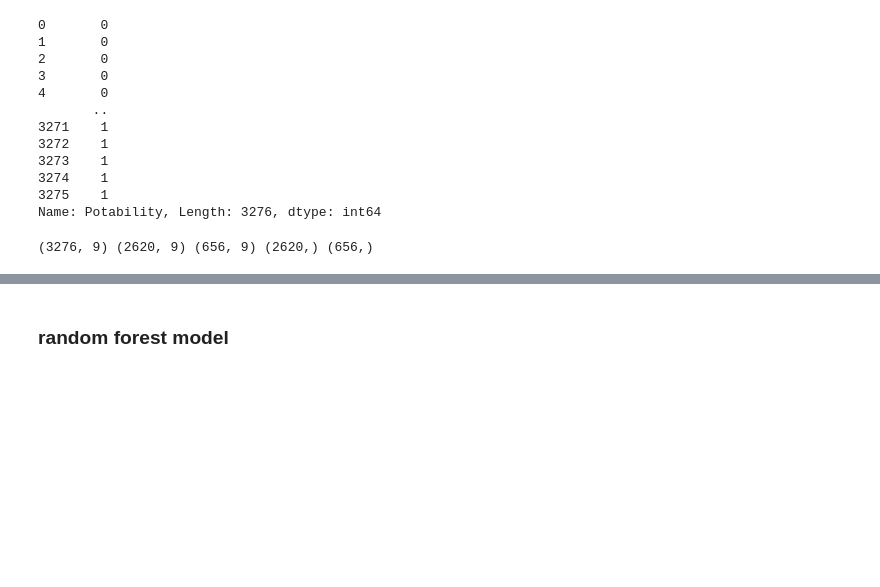
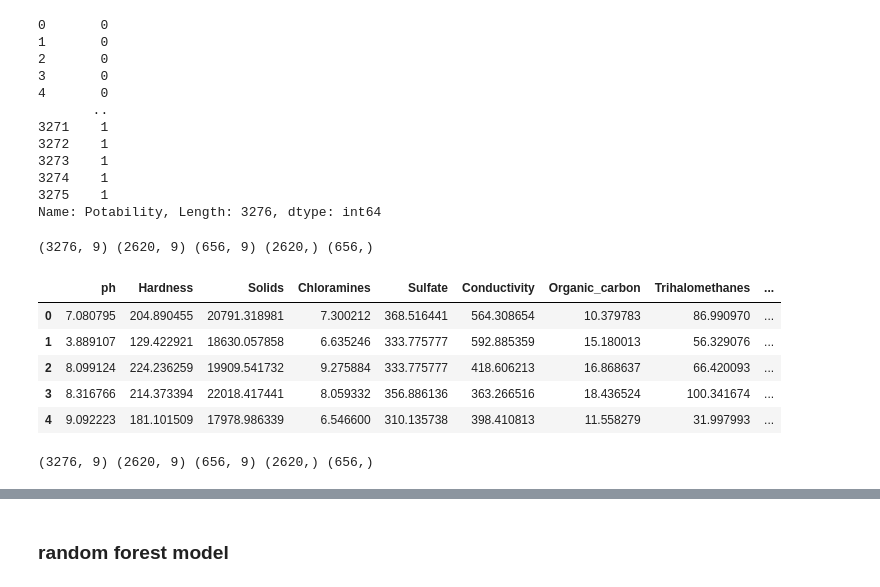
Before and after one commit to kamijoseph/Water-Quality, a Jupyter notebook: notebook/main.ipynb, the cells around one changed output, grey strips where cells are left out. Cells and saved outputs as stored; diff of their text form; code cells hidden in the pictures; blank space fills up the shorter version.

Commit message:
the five datas

```diff
--- a/notebook/main.ipynb
+++ b/notebook/main.ipynb
@@ -348,7 +348,7 @@ def cap_outliers_iqr(data, cols=None, factor=1.5):
 
     data_capped = data.copy()
     if cols is None:
-        cols = data.select_dtypes(include=[np.number]).columns.tolist()
+        cols = data.columns.tolist()
 
     for col in cols:
         Q1 = data[col].quantile(0.25)
@@ -469,3 +475,26 @@ X_train, X_test, y_train, y_test = train_test_split(
 print(features.shape, X_train.shape, X_test.shape, y_train.shape, y_test.shape)
 # %% [output]
 (3276, 9) (2620, 9) (656, 9) (2620,) (656,)
+# %%
+data_capped.head()
+# %% [output]
+|  | ph | Hardness | Solids | Chloramines | Sulfate | Conductivity | Organic_carbon | Trihalomethanes | ... |
+| 0 | 7.080795 | 204.890455 | 20791.318981 | 7.300212 | 368.516441 | 564.308654 | 10.379783 | 86.990970 | ... |
+| 1 | 3.889107 | 129.422921 | 18630.057858 | 6.635246 | 333.775777 | 592.885359 | 15.180013 | 56.329076 | ... |
+| 2 | 8.099124 | 224.236259 | 19909.541732 | 9.275884 | 333.775777 | 418.606213 | 16.868637 | 66.420093 | ... |
+| 3 | 8.316766 | 214.373394 | 22018.417441 | 8.059332 | 356.886136 | 363.266516 | 18.436524 | 100.341674 | ... |
+| 4 | 9.092223 | 181.101509 | 17978.986339 | 6.546600 | 310.135738 | 398.410813 | 11.558279 | 31.997993 | ... |
+# %%
+# splitting data_capped data
+X, y = data_capped.drop("Potability", axis=1), data_capped["Potability"]
+
+# train test split
+X_train_capped, X_capped, y_train_capped, y_test_capped = train_test_split(
+    X, y,
+    test_size = 0.2,
+    stratify = y,
+    random_state = 42,
+)
+print(X.shape, X_train_capped.shape, X_capped.shape, y_train_capped.shape, y_test_capped.shape)
+# %% [output]
+(3276, 9) (2620, 9) (656, 9) (2620,) (656,)
```
Also changed, not shown: parts of 2 cells of this notebook.
